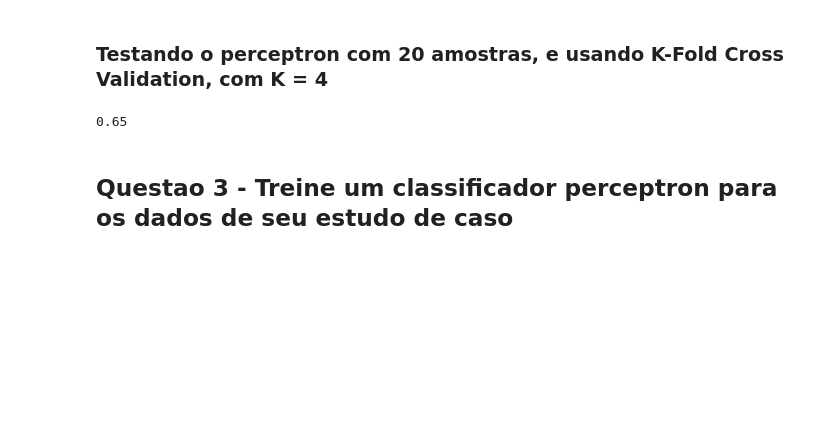
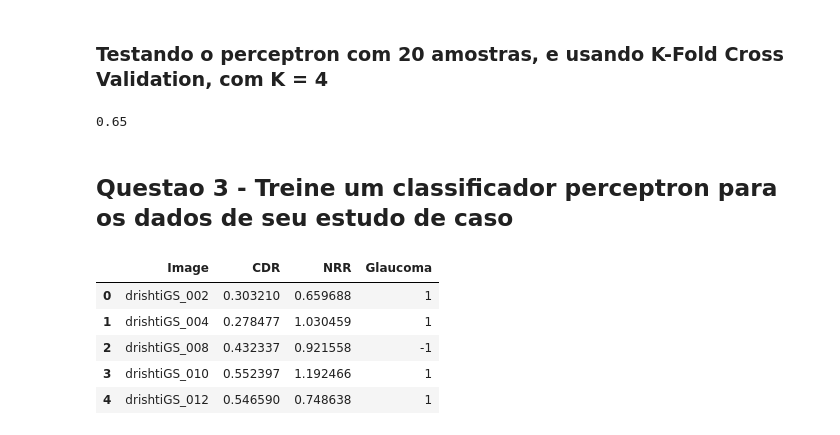
Before and after one commit to Natan10/mineracao-dados-ufc, a Jupyter notebook: trabalho 2/Trabalho 2 - Implementacao Perceptron.ipynb, the cells around one changed output. Drawn from its saved outputs; the diff is of its cells as text; code cells hidden in the pictures; blank space fills up the shorter version.

Commit message:
Ajustes DFs
ajeitando os DFs de Glaucoma, trocando np.inf por 0 , e colocando as classes como -1 e 1

```diff
--- a/trabalho 2/Trabalho 2 - Implementacao Perceptron.ipynb
+++ b/trabalho 2/Trabalho 2 - Implementacao Perceptron.ipynb
@@ -237 +235,11 @@ from sklearn.preprocessing import LabelEncoder
+# %%
+data1 = pd.read_csv('Glaucoma.csv', index_col=0)
+data1.head()
+# %% [output]
+|  | Image | CDR | NRR | Glaucoma |
+| 0 | drishtiGS_002 | 0.303210 | 0.659688 | 1 |
+| 1 | drishtiGS_004 | 0.278477 | 1.030459 | 1 |
+| 2 | drishtiGS_008 | 0.432337 | 0.921558 | -1 |
+| 3 | drishtiGS_010 | 0.552397 | 1.192466 | 1 |
+| 4 | drishtiGS_012 | 0.546590 | 0.748638 | 1 |
 # %%
```
Also changed, not shown: parts of 8 cells of this notebook, 2 other files.
